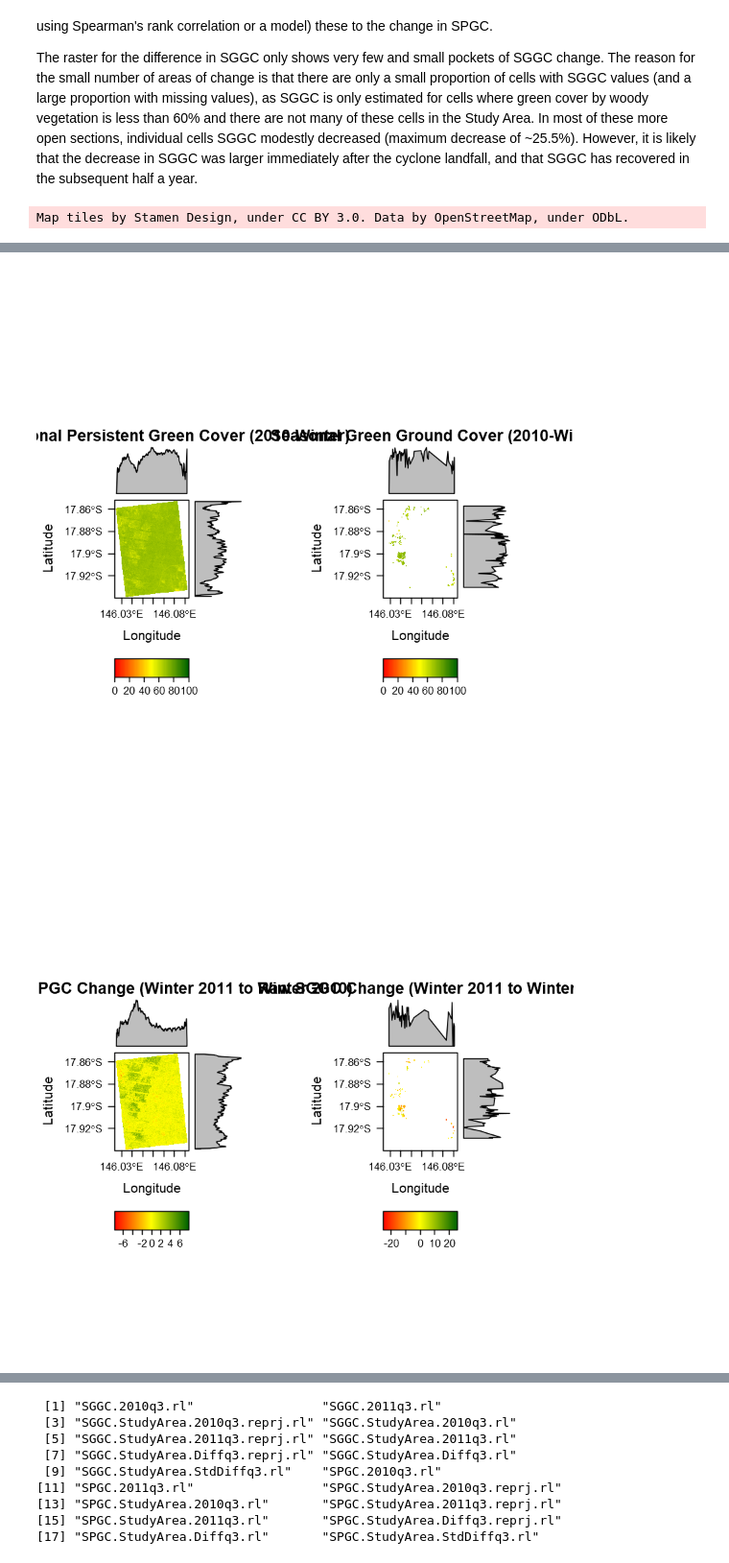
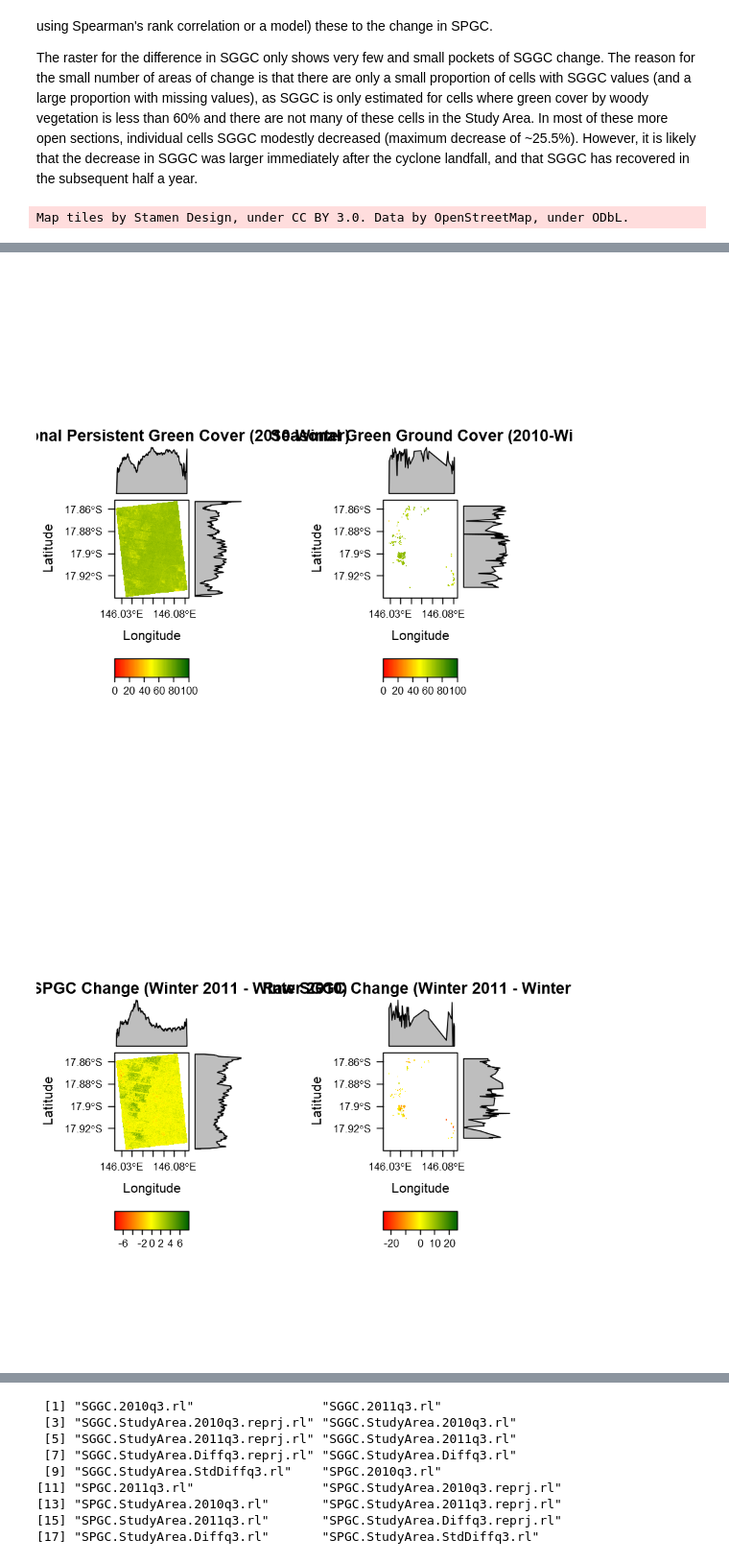
Before and after one commit to ternaustralia/TERN-Data-Skills, a Jupyter notebook: Workshops/FunGIS_2019/JNb_YasiEffectsonGCatMB_FunGIS.ipynb, the cells around one changed output, grey strips where cells are left out. Shown at 96% size. Cells and saved outputs as stored; diff of their text form; code cells hidden in the pictures.

Commit message:
Latest updates: README.md, install libraries, save rasters,...

```diff
--- a/Workshops/FunGIS_2019/JNb_YasiEffectsonGCatMB_FunGIS.ipynb
+++ b/Workshops/FunGIS_2019/JNb_YasiEffectsonGCatMB_FunGIS.ipynb
@@ -745,8 +773,8 @@ Finally, we use the function `grid.arrange` from the package `gridExtra` to plot
 # We need to create an analogous rasterBrick with standarised (i.e. in SDs) values.
 
 
-# Create Raster Brick object with Standardised SPGC
-# -------------------------------------------------
+# Create RasterBrick object with Standardised SPGC
+# ------------------------------------------------
 SPGC.StudyArea.Std2010q3_2011q3.rb = brick(normImage(SPGC.StudyArea.2010q3.rl), normImage(SPGC.StudyArea.2011q3.rl))
 names(SPGC.StudyArea.Std2010q3_2011q3.rb) = c("SPGC.SA.Std2010q3", "SPGC.SA.Std2011q3")
 SPGC.StudyArea.Std2010q3_2011q3.rb
@@ -839,7 +867,7 @@ RawSPGC.Diff.cols = colorRampPalette(c("red", "yellow", "darkgreen"))(length(Raw
 # Create Raster Plots with Density Plots
 # ......................................
 StudyArea.RawSPGCDiff.p = levelplot( SPGC.StudyArea.Diffq3.rl, at=RawSPGC.Diff.breaks,
-                                     col.regions=RawSPGC.Diff.cols, main="Raw SPGC Change (Winter 2011 to Winter 2010)" )
+                                     col.regions=RawSPGC.Diff.cols, main="Raw SPGC Change (Winter 2011 - Winter 2010)" )
 
 
 # Change in Standardised SPGC
@@ -1349,8 +1382,8 @@ cellStats(SGGC.StudyArea.StdDiffq3.rl, mean)
 # We now need to create an analogous rasterBrick for the standardised (in SDs) raster layers.
 
 
-# Create Raster Brick object with Standardised SGGC
-# -------------------------------------------------
+# Create RasterBrick object with Standardised SGGC
+# ------------------------------------------------
 SGGC.StudyArea.Std2010q3_2011q3.rb = brick(normImage(SGGC.StudyArea.2010q3.rl), normImage(SGGC.StudyArea.2011q3.rl))
 names(SGGC.StudyArea.Std2010q3_2011q3.rb) = c("SGGC.SA.Std2010q3", "SGGC.SA.Std2011q3")
 SGGC.StudyArea.Std2010q3_2011q3.rb
@@ -1448,7 +1481,7 @@ RawSGGC.Diff.cols = colorRampPalette(c("red", "yellow", "darkgreen"))(length(Raw
 # Create Raster Plots with Density Plots
 # ......................................
 StudyArea.RawSGGCDiff.p = levelplot( SGGC.StudyArea.Diffq3.rl, at=RawSGGC.Diff.breaks,
-                                     col.regions=RawSGGC.Diff.cols, main="Raw SGGC Change (Winter 2011 to Winter 2010)" )
+                                     col.regions=RawSGGC.Diff.cols, main="Raw SGGC Change (Winter 2011 - Winter 2010)" )
 
 
 # Change in Standardised SGGC
@@ -1541,41 +1574,41 @@ SA.SGGC.2010q3.reprj.p = levelplot(SGGC.StudyArea.2011q3.reprj.rl, at=SGGC.break
                                    main="Seasonal Green Ground Cover (2011-Winter)")
 # SPGC Study Area Difference between Winters of 2011 and 2010
 StudyArea.RawSPGCDiff.reprj.p = levelplot(SPGC.StudyArea.Diffq3.reprj.rl, at=RawSPGC.Diff.breaks, col.regions=RawSPGC.Diff.cols,
-                                          main="Raw SPGC Change (Winter 2011 to Winter 2010)")
+                                          main="Raw SPGC Change (Winter 2011 - Winter 2010)")
 # SGGC Study Area Difference between Winters of 2011 and 2010
 StudyArea.RawSGGCDiff.reprj.p = levelplot(SGGC.StudyArea.Diffq3.reprj.rl, at=RawSGGC.Diff.breaks, col.regions=RawSGGC.Diff.cols,
-                                          main="Raw SGGC Change (Winter 2011 to Winter 2010)")
+                                          main="Raw SGGC Change (Winter 2011 - Winter 2010)")
 
 
 # Get Map
 # -------
 # get_stamenmap requires the coordinates in a different order than the extent construction
 StudyArea.StamenMap = get_stamenmap(StudyArea.extent[c(1,3,2,4)], maptype="terrain")
 
 # Create Plot of the Map
 # ----------------------
 # Stamen map of this area is not very detailed
 StudyArea.p =
 ggmap(StudyArea.StamenMap) + labs(title= "Study Area", x="Longitude", y="Latitude") +
 theme(plot.title = element_text(hjust = 0.5, size=15, face="bold"),
       axis.title = element_text(size=11, face="bold"), axis.text=element_text(size=9) )
 
 
 # Plot Results and Map
 # --------------------
 # Plot Raw SPGC & Raw SGGC for the Winter of 2010
 grid.arrange(SA.SPGC.2010q3.reprj.p, SA.SGGC.2010q3.reprj.p, nrow=1)
 # Plot Raw SPGC & Raw SGGC for the Winter of 2011
 grid.arrange(SA.SPGC.2011q3.reprj.p, SA.SGGC.2011q3.reprj.p, nrow=1)
 # Plot Differences in Raw SPGC & Raw SGGC between the Winters of 2011 and 2010
 grid.arrange(StudyArea.RawSPGCDiff.reprj.p, StudyArea.RawSGGCDiff.reprj.p, nrow=1)
 # Plot Region & Study Area
 grid.arrange(StudyArea.p, RegionwStudyArea.p, nrow=1)
 # %% [output]
 Map tiles by Stamen Design, under CC BY 3.0. Data by OpenStreetMap, under ODbL.
 [figure]
 [figure]
-[figure, old version]
+[figure, new version]
 [figure]
 # %% [markdown]
 ## Save Results: Write Rasters to a File
```
Also changed, not shown: parts of 18 cells of this notebook, 32 other files.
